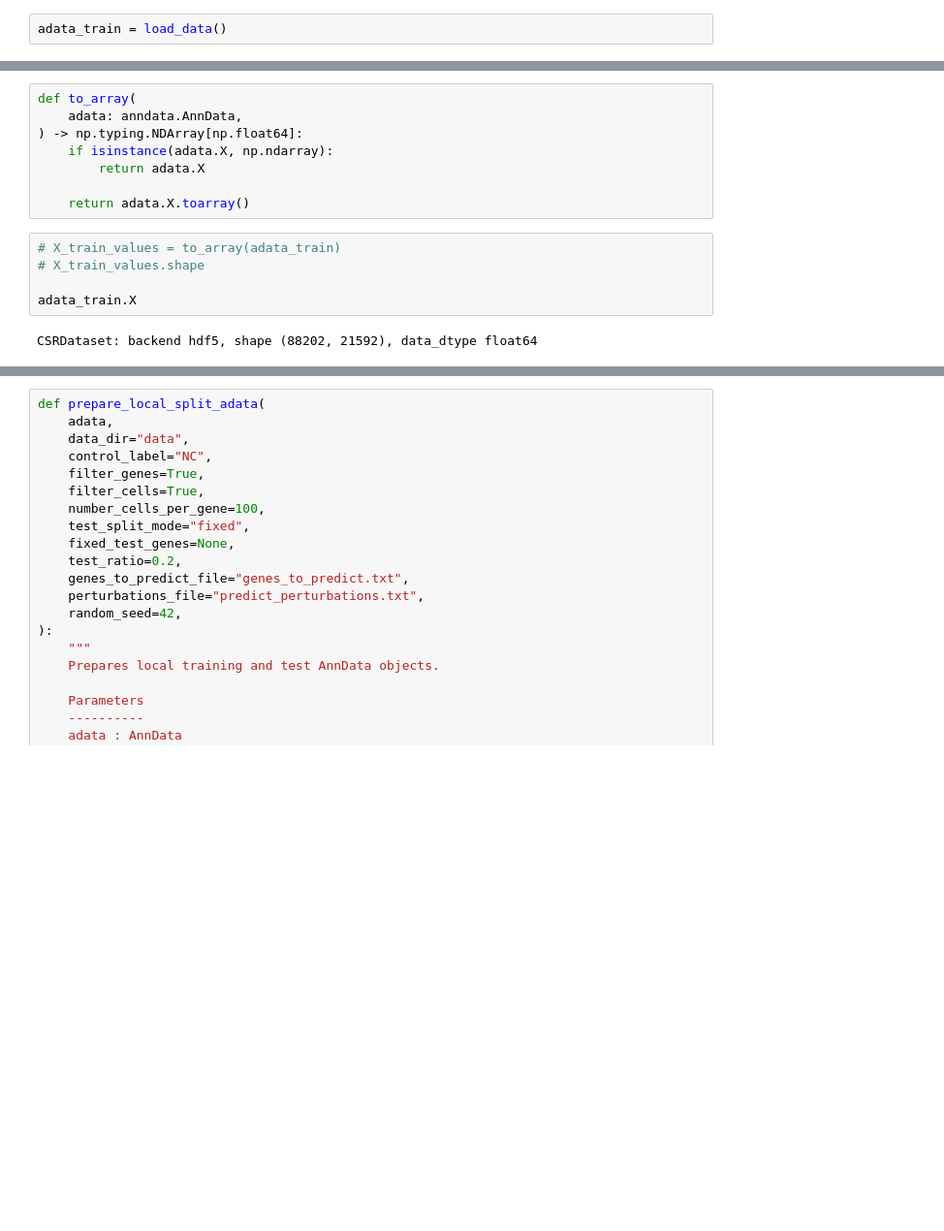
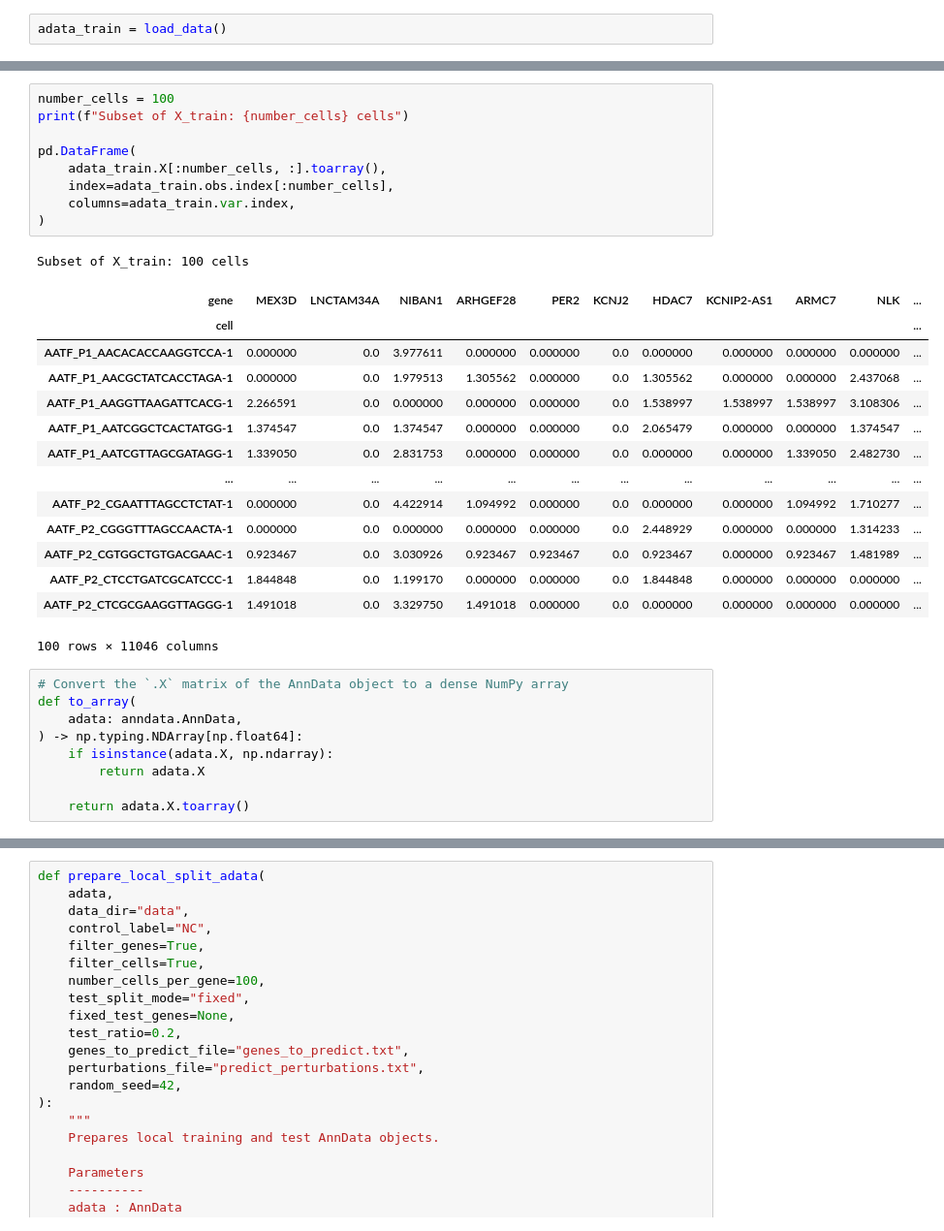
Before and after one commit to crunchdao/competitions, a Jupyter notebook: competitions/broad-obesity-1/quickstarters/perturbed-mean-baseline/perturbed-mean-baseline.ipynb, the cells around one changed output, grey strips where cells are left out. Shown at 97% size. Cells and saved outputs as stored; diff of their text form; blank space fills up the shorter version.

```diff
--- a/competitions/broad-obesity-1/quickstarters/perturbed-mean-baseline/perturbed-mean-baseline.ipynb
+++ b/competitions/broad-obesity-1/quickstarters/perturbed-mean-baseline/perturbed-mean-baseline.ipynb
@@ -114,4 +161,30 @@ adata_train.obs
+# %%
+number_cells = 100
+print(f"Subset of X_train: {number_cells} cells")
+
+pd.DataFrame(
+    adata_train.X[:number_cells, :].toarray(),
+    index=adata_train.obs.index[:number_cells],
+    columns=adata_train.var.index,
+)
+# %% [output]
+Subset of X_train: 100 cells
+| gene | MEX3D | LNCTAM34A | NIBAN1 | ARHGEF28 | PER2 | KCNJ2 | HDAC7 | KCNIP2-AS1 | ARMC7 | NLK | ... |
+| cell |  |  |  |  |  |  |  |  |  |  | ... |
+| AATF_P1_AACACACCAAGGTCCA-1 | 0.000000 | 0.0 | 3.977611 | 0.000000 | 0.000000 | 0.0 | 0.000000 | 0.000000 | 0.000000 | 0.000000 | ... |
+| AATF_P1_AACGCTATCACCTAGA-1 | 0.000000 | 0.0 | 1.979513 | 1.305562 | 0.000000 | 0.0 | 1.305562 | 0.000000 | 0.000000 | 2.437068 | ... |
+| AATF_P1_AAGGTTAAGATTCACG-1 | 2.266591 | 0.0 | 0.000000 | 0.000000 | 0.000000 | 0.0 | 1.538997 | 1.538997 | 1.538997 | 3.108306 | ... |
+| AATF_P1_AATCGGCTCACTATGG-1 | 1.374547 | 0.0 | 1.374547 | 0.000000 | 0.000000 | 0.0 | 2.065479 | 0.000000 | 0.000000 | 1.374547 | ... |
+| AATF_P1_AATCGTTAGCGATAGG-1 | 1.339050 | 0.0 | 2.831753 | 0.000000 | 0.000000 | 0.0 | 0.000000 | 0.000000 | 1.339050 | 2.482730 | ... |
+| ... | ... | ... | ... | ... | ... | ... | ... | ... | ... | ... | ... |
+| AATF_P2_CGAATTTAGCCTCTAT-1 | 0.000000 | 0.0 | 4.422914 | 1.094992 | 0.000000 | 0.0 | 0.000000 | 0.000000 | 1.094992 | 1.710277 | ... |
+| AATF_P2_CGGGTTTAGCCAACTA-1 | 0.000000 | 0.0 | 0.000000 | 0.000000 | 0.000000 | 0.0 | 2.448929 | 0.000000 | 0.000000 | 1.314233 | ... |
+| AATF_P2_CGTGGCTGTGACGAAC-1 | 0.923467 | 0.0 | 3.030926 | 0.923467 | 0.923467 | 0.0 | 0.923467 | 0.000000 | 0.923467 | 1.481989 | ... |
+| AATF_P2_CTCCTGATCGCATCCC-1 | 1.844848 | 0.0 | 1.199170 | 0.000000 | 0.000000 | 0.0 | 1.844848 | 0.000000 | 0.000000 | 0.000000 | ... |
+| AATF_P2_CTCGCGAAGGTTAGGG-1 | 1.491018 | 0.0 | 3.329750 | 1.491018 | 0.000000 | 0.0 | 0.000000 | 0.000000 | 0.000000 | 0.000000 | ... |
+100 rows × 11046 columns
 # %%
+# Convert the `.X` matrix of the AnnData object to a dense NumPy array
 def to_array(
     adata: anndata.AnnData,
 ) -> np.typing.NDArray[np.float64]:
@@ -119,10 +192,3 @@ def to_array(
         return adata.X
 
     return adata.X.toarray()
-# %%
-# X_train_values = to_array(adata_train)
-# X_train_values.shape
-
-adata_train.X
-# %% [output]
-CSRDataset: backend hdf5, shape (88202, 21592), data_dtype float64
```
Also changed, not shown: parts of 21 cells of this notebook.
